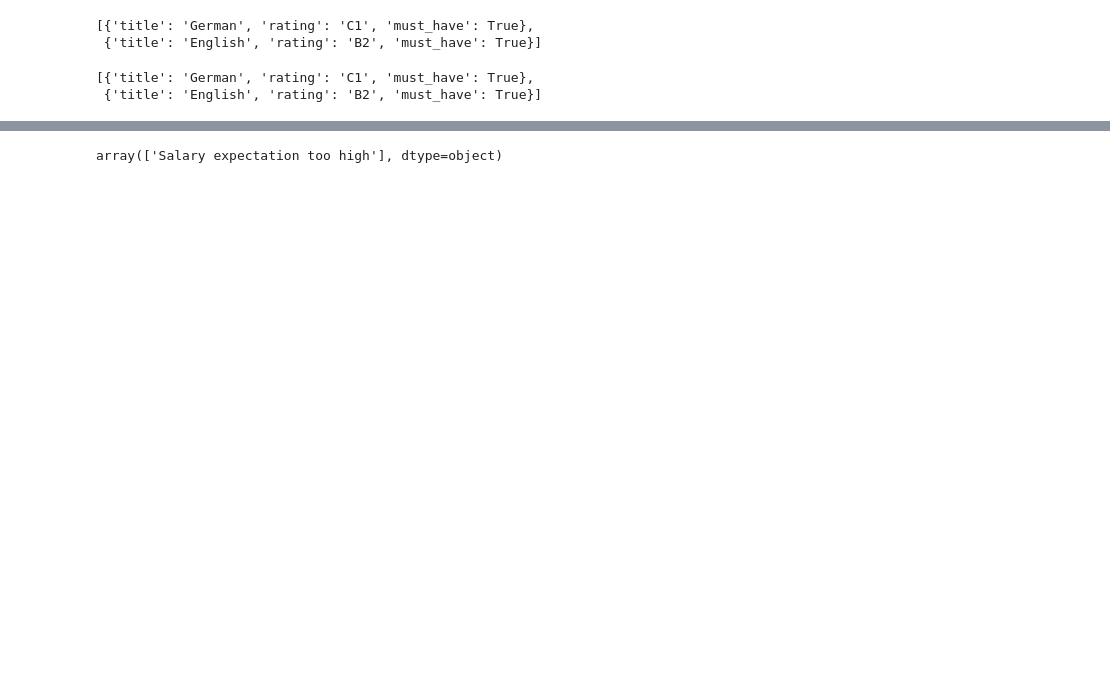
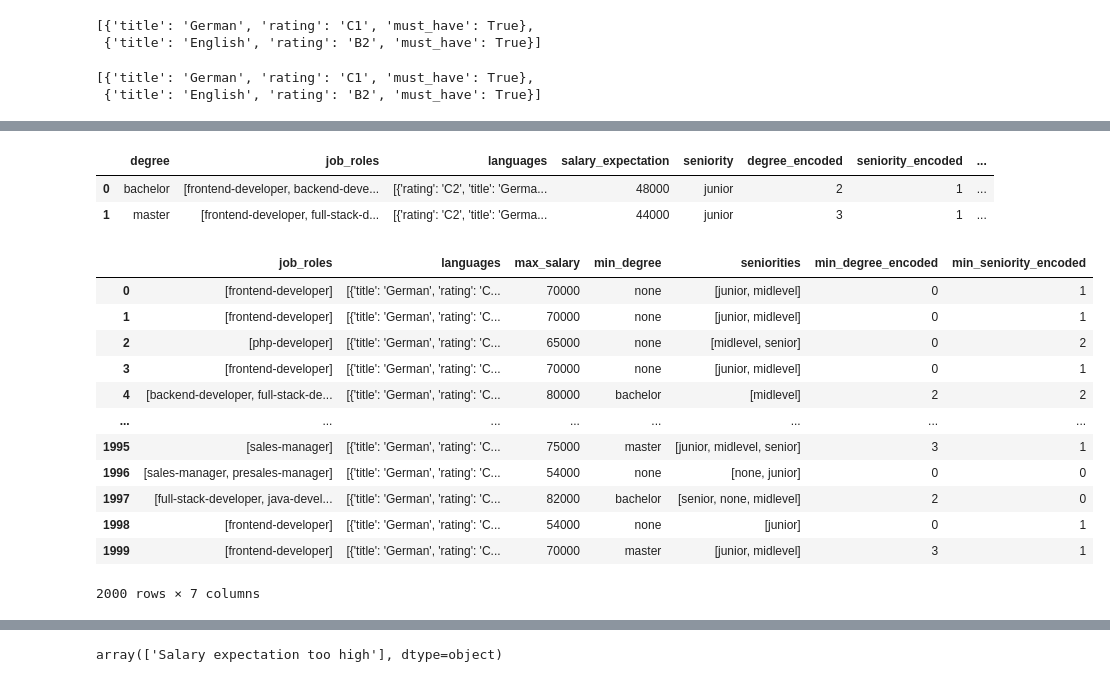
Before and after one commit to aleksabisercic/instaffo_matching, a Jupyter notebook: notebook.ipynb, the cells around one changed output, grey strips where cells are left out. Saved outputs shown, nothing was run; the diff lists cells and outputs as text; code cells hidden in the pictures; blank space fills up the shorter version.

```diff
--- a/notebook.ipynb
+++ b/notebook.ipynb
@@ -379,0 +458,22 @@ All rows with label=True haintve all must_have criteria fulfilled: True
+# %%
+df.head(2)
+# %% [output]
+|  | degree | job_roles | languages | salary_expectation | seniority | degree_encoded | seniority_encoded | ... |
+| 0 | bachelor | [frontend-developer, backend-deve... | [{'rating': 'C2', 'title': 'Germa... | 48000 | junior | 2 | 1 | ... |
+| 1 | master | [frontend-developer, full-stack-d... | [{'rating': 'C2', 'title': 'Germa... | 44000 | junior | 3 | 1 | ... |
+# %%
+job_df
+# %% [output]
+|  | job_roles | languages | max_salary | min_degree | seniorities | min_degree_encoded | min_seniority_encoded |
+| 0 | [frontend-developer] | [{'title': 'German', 'rating': 'C... | 70000 | none | [junior, midlevel] | 0 | 1 |
+| 1 | [frontend-developer] | [{'title': 'German', 'rating': 'C... | 70000 | none | [junior, midlevel] | 0 | 1 |
+| 2 | [php-developer] | [{'title': 'German', 'rating': 'C... | 65000 | none | [midlevel, senior] | 0 | 2 |
+| 3 | [frontend-developer] | [{'title': 'German', 'rating': 'C... | 70000 | none | [junior, midlevel] | 0 | 1 |
+| 4 | [backend-developer, full-stack-de... | [{'title': 'German', 'rating': 'C... | 80000 | bachelor | [midlevel] | 2 | 2 |
+| ... | ... | ... | ... | ... | ... | ... | ... |
+| 1995 | [sales-manager] | [{'title': 'German', 'rating': 'C... | 75000 | master | [junior, midlevel, senior] | 3 | 1 |
+| 1996 | [sales-manager, presales-manager] | [{'title': 'German', 'rating': 'C... | 54000 | none | [none, junior] | 0 | 0 |
+| 1997 | [full-stack-developer, java-devel... | [{'title': 'German', 'rating': 'C... | 82000 | bachelor | [senior, none, midlevel] | 2 | 0 |
+| 1998 | [frontend-developer] | [{'title': 'German', 'rating': 'C... | 54000 | none | [junior] | 0 | 1 |
+| 1999 | [frontend-developer] | [{'title': 'German', 'rating': 'C... | 70000 | master | [junior, midlevel] | 3 | 1 |
+2000 rows × 7 columns
```
Also changed, not shown: parts of 26 cells of this notebook, 3 other files.
